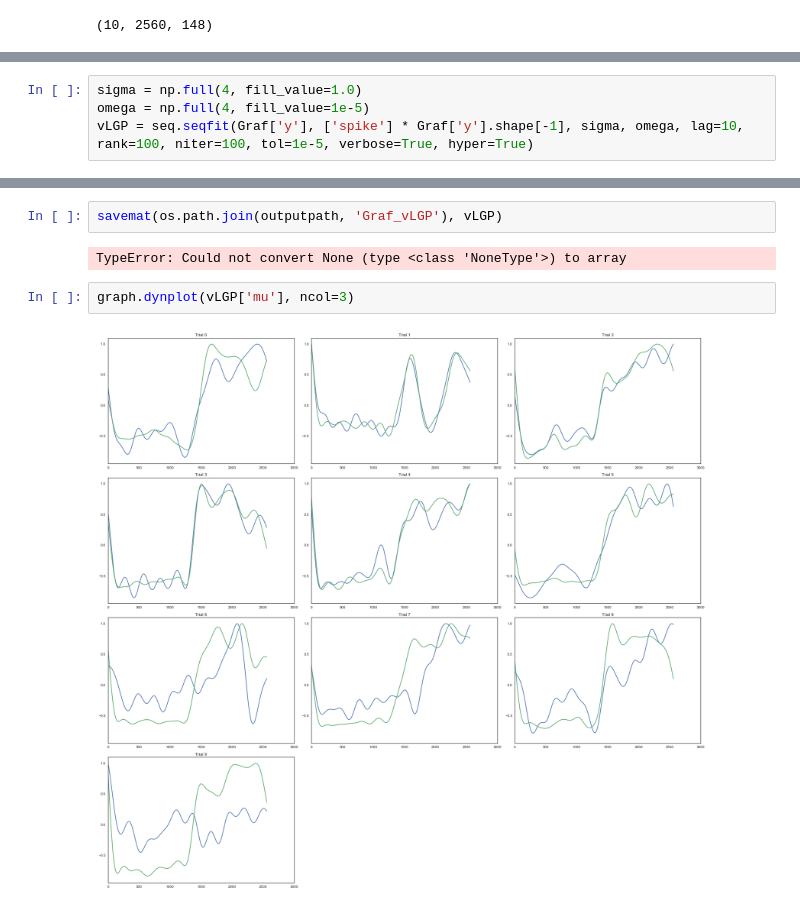
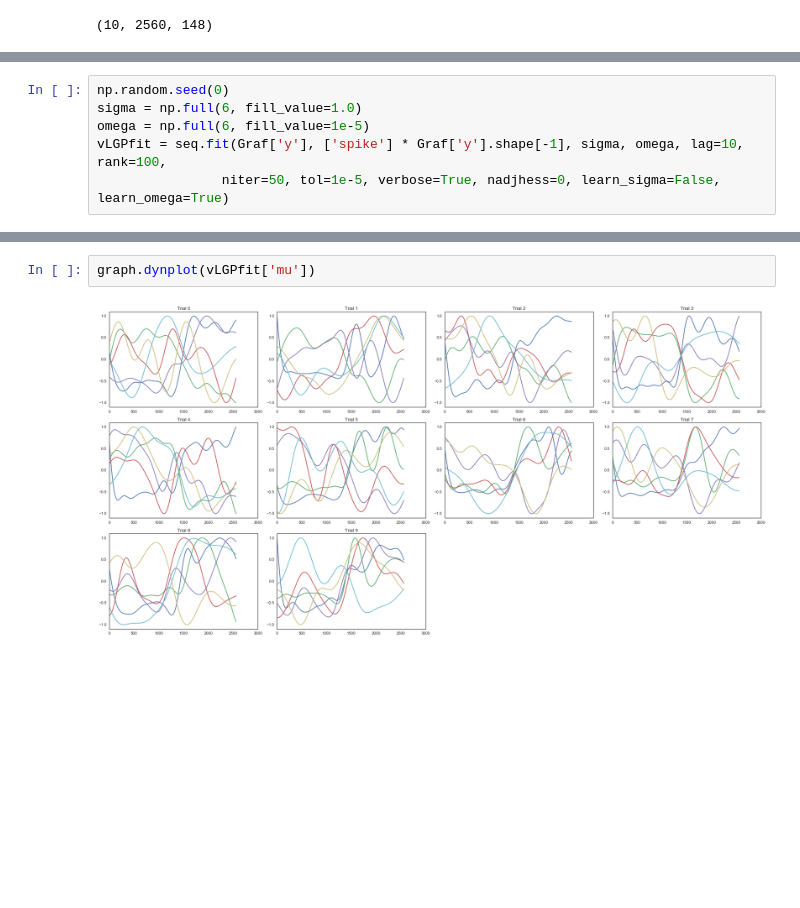
Before and after one commit to catniplab/vlgp, a Jupyter notebook: Graf.ipynb, the cells around one changed output, grey strips where cells are left out. Drawn from its saved outputs; the diff is of its cells as text; blank space fills up the shorter version.

```diff
--- a/Graf.ipynb
+++ b/Graf.ipynb
@@ -63,6 +56,8 @@ graph.rasterplot(Graf['y'], ncol=5)
 # %%
-sigma = np.full(4, fill_value=1.0)
-omega = np.full(4, fill_value=1e-5)
-vLGP = seq.seqfit(Graf['y'], ['spike'] * Graf['y'].shape[-1], sigma, omega, lag=10, rank=100, niter=100, tol=1e-5, verbose=True, hyper=True)
+np.random.seed(0)
+sigma = np.full(6, fill_value=1.0)
+omega = np.full(6, fill_value=1e-5)
+vLGPfit = seq.fit(Graf['y'], ['spike'] * Graf['y'].shape[-1], sigma, omega, lag=10, rank=100,
+                niter=50, tol=1e-5, verbose=True, nadjhess=0, learn_sigma=False, learn_omega=True)
 # %% [output]
 Inference starts.
@@ -85,8 +80,4 @@ Inference ends.
-# %%
-savemat(os.path.join(outputpath, 'Graf_vLGP'), vLGP)
-# %% [output]
-TypeError: Could not convert None (type <class 'NoneType'>) to array
 # %%
-graph.dynplot(vLGP['mu'], ncol=3)
+graph.dynplot(vLGPfit['mu'])
 # %% [output]
-[figure, old version]
+[figure, new version]
```
Also changed, not shown: parts of 9 cells of this notebook.
